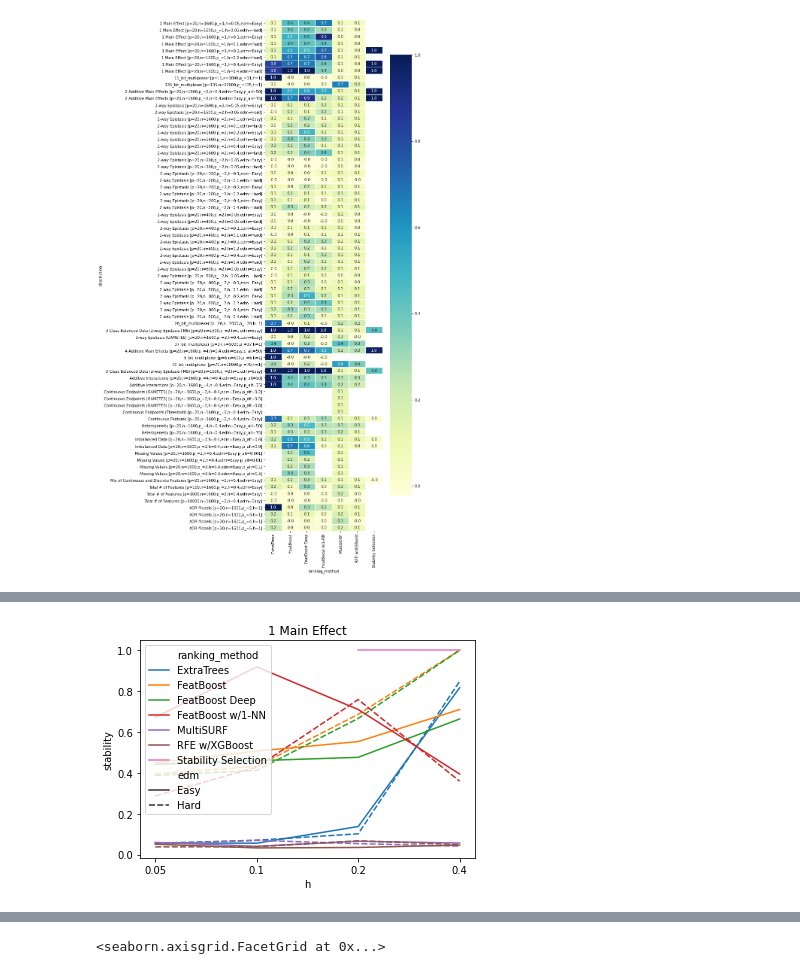
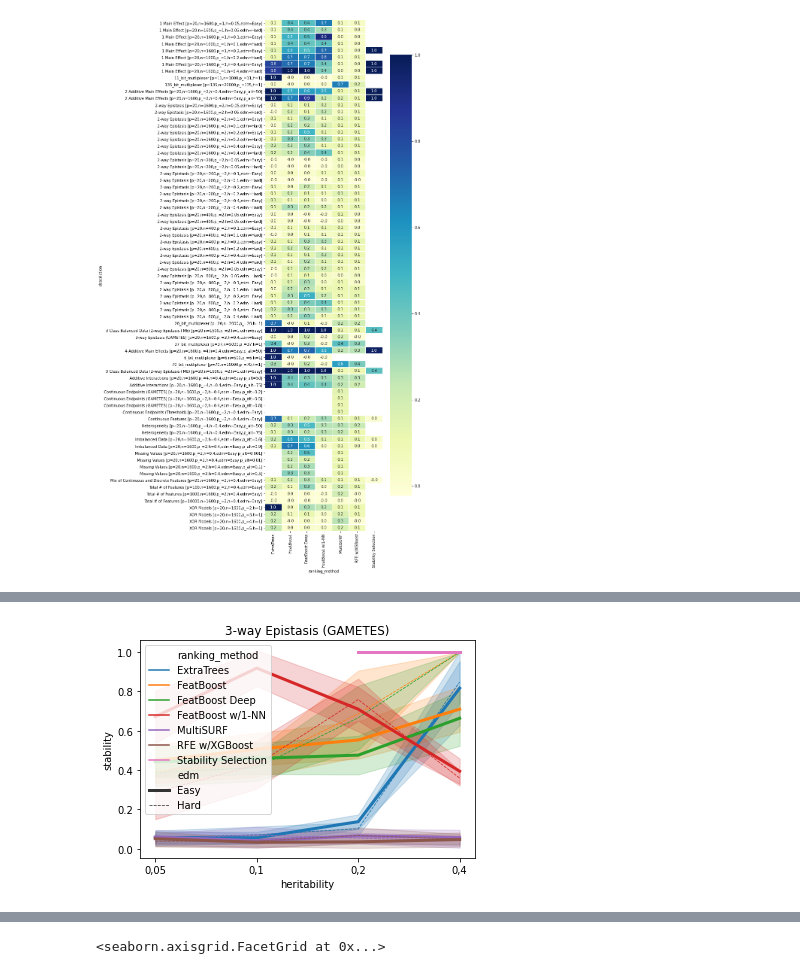
Before and after one commit to dunnkers/feature-selection, a Jupyter notebook: analysis/benchmark-20200524/stability-analysis.ipynb, the cells around one changed output, grey strips where cells are left out. Cells and saved outputs as stored; diff of their text form; code cells hidden in the pictures.

```diff
--- a/analysis/benchmark-20200524/stability-analysis.ipynb
+++ b/analysis/benchmark-20200524/stability-analysis.ipynb
@@ -166,8 +164,10 @@ one_main_effect.head()
 | 3 | 1 Main Effect [p=20,n=1600,p_=1,h... | FeatBoost w/1-NN | 0.671715 | 0.538750 | 0.804680 | 0.05 | Easy |
 | 4 | 1 Main Effect [p=20,n=1600,p_=1,h... | MultiSURF | 0.059420 | 0.022764 | 0.096077 | 0.05 | Easy |
 # %%
-sns.lineplot(data=one_main_effect, x='h', y='stability', style='edm', hue='ranking_method', size='edm')
-plt.title('1 Main Effect')
+sns.lineplot(data=stabdata[stabdata['name'] == '1 Main Effect'],
+    x='heritability', y='stability', style='edm',
+    hue='ranking_method', size='edm')
+plt.title('3-way Epistasis (GAMETES)')
 plt.show()
 # %% [output]
-[figure, old version]
+[figure, new version]
```
Also changed, not shown: parts of 4 cells of this notebook, 1 other file.
